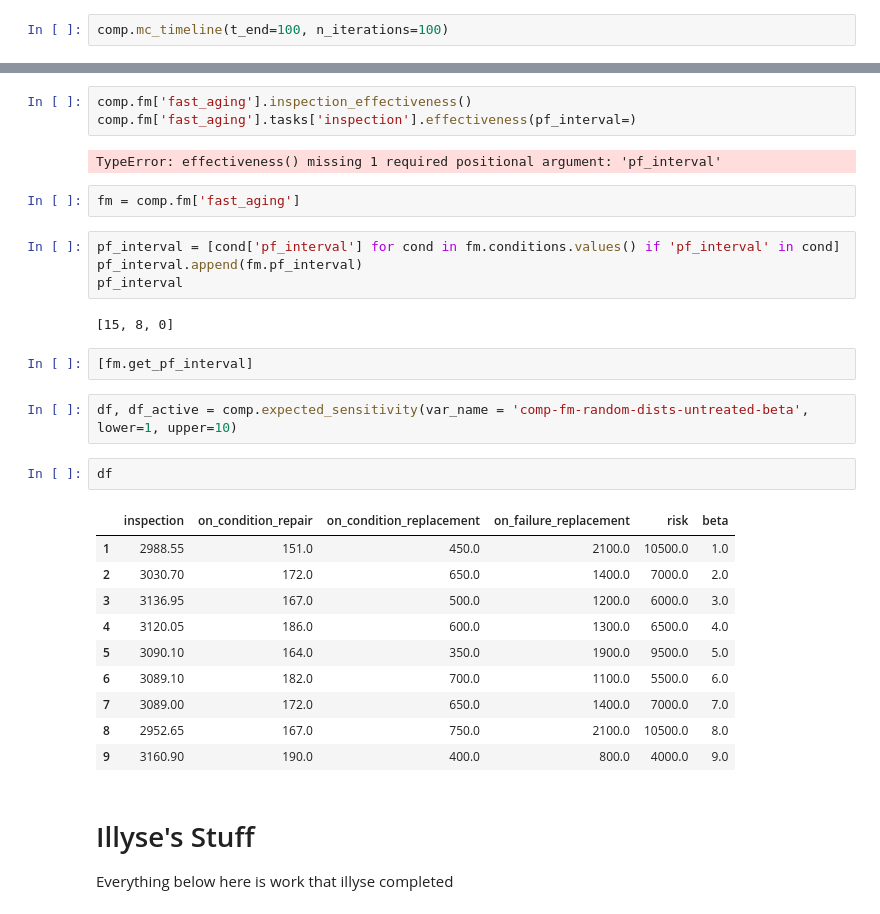
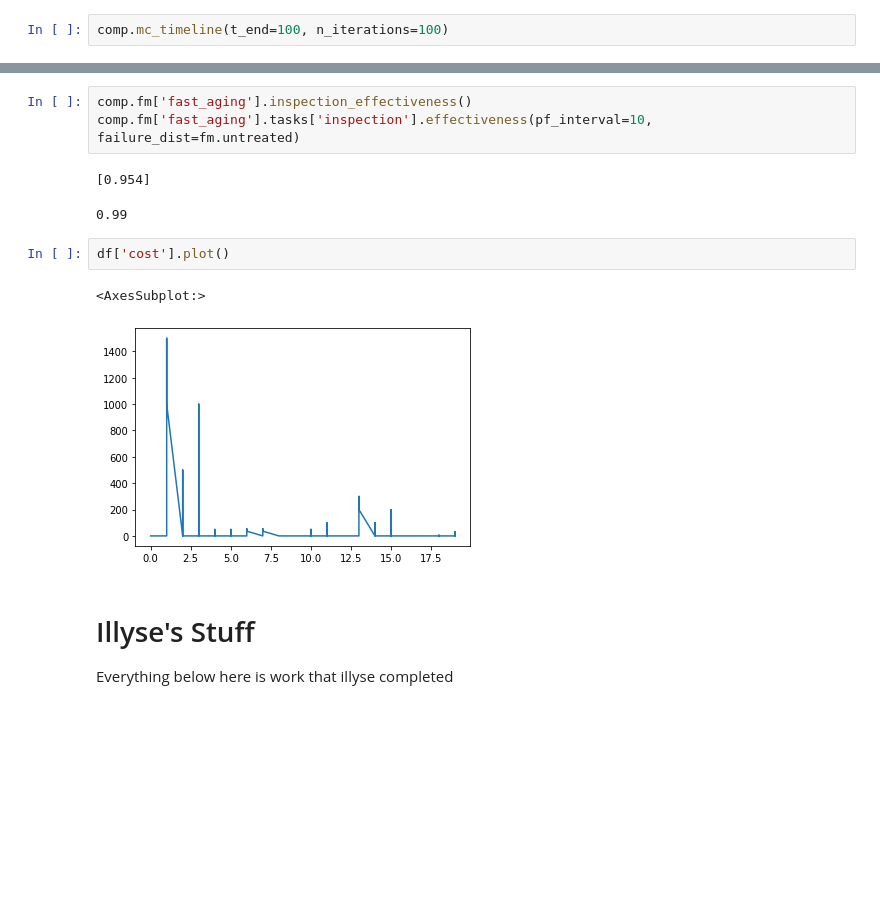
Before and after one commit to gavintreseder/pof, a Jupyter notebook: notebooks/component.ipynb, the cells around one changed output, grey strips where cells are left out. Saved outputs shown, nothing was run; the diff lists cells and outputs as text; blank space fills up the shorter version.

```diff
--- a/notebooks/component.ipynb
+++ b/notebooks/component.ipynb
@@ -61,33 +70,14 @@ df_summary
 # %%
 comp.fm['fast_aging'].inspection_effectiveness()
-comp.fm['fast_aging'].tasks['inspection'].effectiveness(pf_interval=)
+comp.fm['fast_aging'].tasks['inspection'].effectiveness(pf_interval=10, failure_dist=fm.untreated)
 # %% [output]
-TypeError: effectiveness() missing 1 required positional argument: 'pf_interval'
+[0.954]
+0.99
-# %%
-fm = comp.fm['fast_aging']
-# %%
-pf_interval = [cond['pf_interval'] for cond in fm.conditions.values() if 'pf_interval' in cond]
-pf_interval.append(fm.pf_interval)
-pf_interval
-# %% [output]
-[15, 8, 0]
-# %%
-[fm.get_pf_interval]
-# %%
-df, df_active = comp.expected_sensitivity(var_name = 'comp-fm-random-dists-untreated-beta', lower=1, upper=10)
 # %%
-df
+df['cost'].plot()
 # %% [output]
-|  | inspection | on_condition_repair | on_condition_replacement | on_failure_replacement | risk | beta |
-| 1 | 2988.55 | 151.0 | 450.0 | 2100.0 | 10500.0 | 1.0 |
-| 2 | 3030.70 | 172.0 | 650.0 | 1400.0 | 7000.0 | 2.0 |
-| 3 | 3136.95 | 167.0 | 500.0 | 1200.0 | 6000.0 | 3.0 |
-| 4 | 3120.05 | 186.0 | 600.0 | 1300.0 | 6500.0 | 4.0 |
-| 5 | 3090.10 | 164.0 | 350.0 | 1900.0 | 9500.0 | 5.0 |
-| 6 | 3089.10 | 182.0 | 700.0 | 1100.0 | 5500.0 | 6.0 |
-| 7 | 3089.00 | 172.0 | 650.0 | 1400.0 | 7000.0 | 7.0 |
-| 8 | 2952.65 | 167.0 | 750.0 | 2100.0 | 10500.0 | 8.0 |
-| 9 | 3160.90 | 190.0 | 400.0 | 800.0 | 4000.0 | 9.0 |
+<AxesSubplot:>
+[figure, added]
 # %% [markdown]
 # Illyse's Stuff
 Everything below here is work that illyse completed
```
Also changed, not shown: parts of 4 cells of this notebook, 4 other files.
